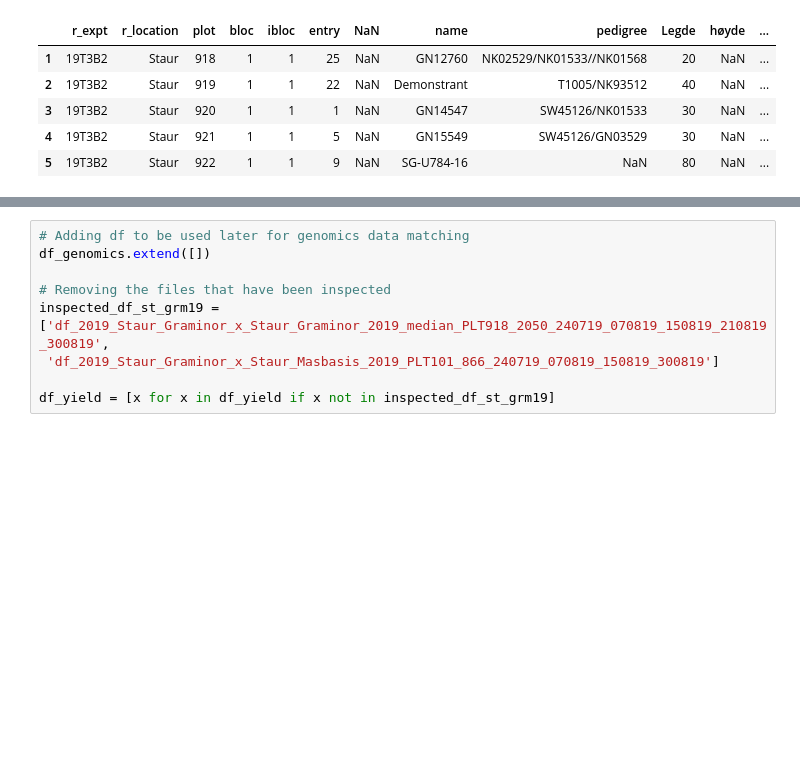
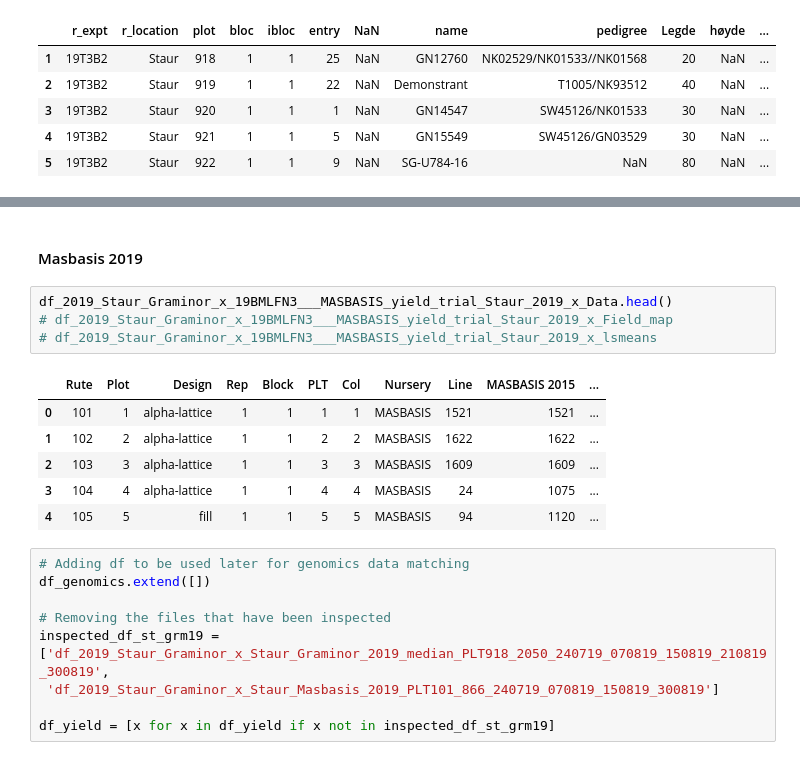
Before and after one commit to fahadijaz/spring_wheat_yield_prediction, a Jupyter notebook: 2. Renaming and merging.ipynb, the cells around one changed output, grey strips where cells are left out. Cells and saved outputs as stored; diff of their text form; blank space fills up the shorter version.

```diff
--- a/2. Renaming and merging.ipynb
+++ b/2. Renaming and merging.ipynb
@@ -1108,6 +1069,19 @@ if duplicates_all.size > 0:
 0      identical duplicate entries dropped.
 50 non-identical duplicate entries dropped.
 Total     50     duplicate entries deleted.
+# %% [markdown]
+#### Masbasis 2019
+# %%
+df_2019_Staur_Graminor_x_19BMLFN3___MASBASIS_yield_trial_Staur_2019_x_Data.head()
+# df_2019_Staur_Graminor_x_19BMLFN3___MASBASIS_yield_trial_Staur_2019_x_Field_map
+# df_2019_Staur_Graminor_x_19BMLFN3___MASBASIS_yield_trial_Staur_2019_x_lsmeans
+# %% [output]
+|  | Rute | Plot | Design | Rep | Block | PLT | Col | Nursery | Line | MASBASIS 2015 | ... |
+| 0 | 101 | 1 | alpha-lattice | 1 | 1 | 1 | 1 | MASBASIS | 1521 | 1521 | ... |
+| 1 | 102 | 2 | alpha-lattice | 1 | 1 | 2 | 2 | MASBASIS | 1622 | 1622 | ... |
+| 2 | 103 | 3 | alpha-lattice | 1 | 1 | 3 | 3 | MASBASIS | 1609 | 1609 | ... |
+| 3 | 104 | 4 | alpha-lattice | 1 | 1 | 4 | 4 | MASBASIS | 24 | 1075 | ... |
+| 4 | 105 | 5 | fill | 1 | 1 | 5 | 5 | MASBASIS | 94 | 1120 | ... |
 # %%
 # Adding df to be used later for genomics data matching
 df_genomics.extend([])
```
Also changed, not shown: parts of 79 cells of this notebook, 41 other files.
